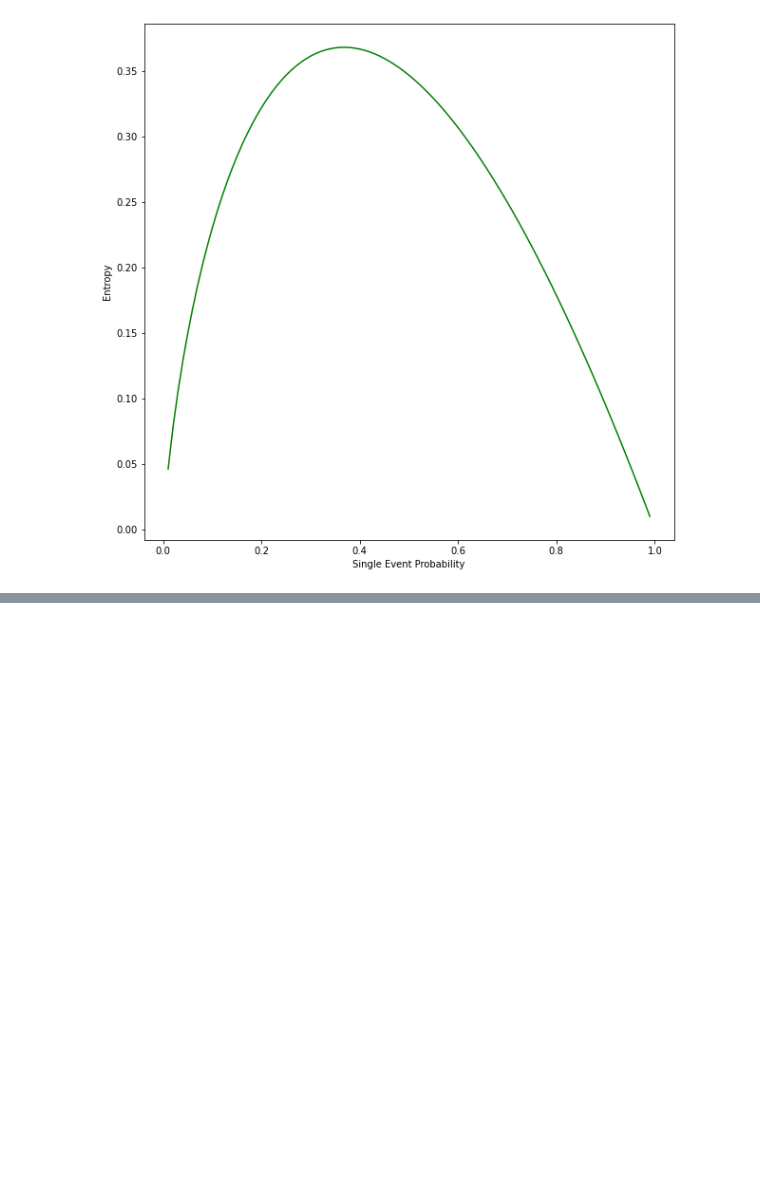
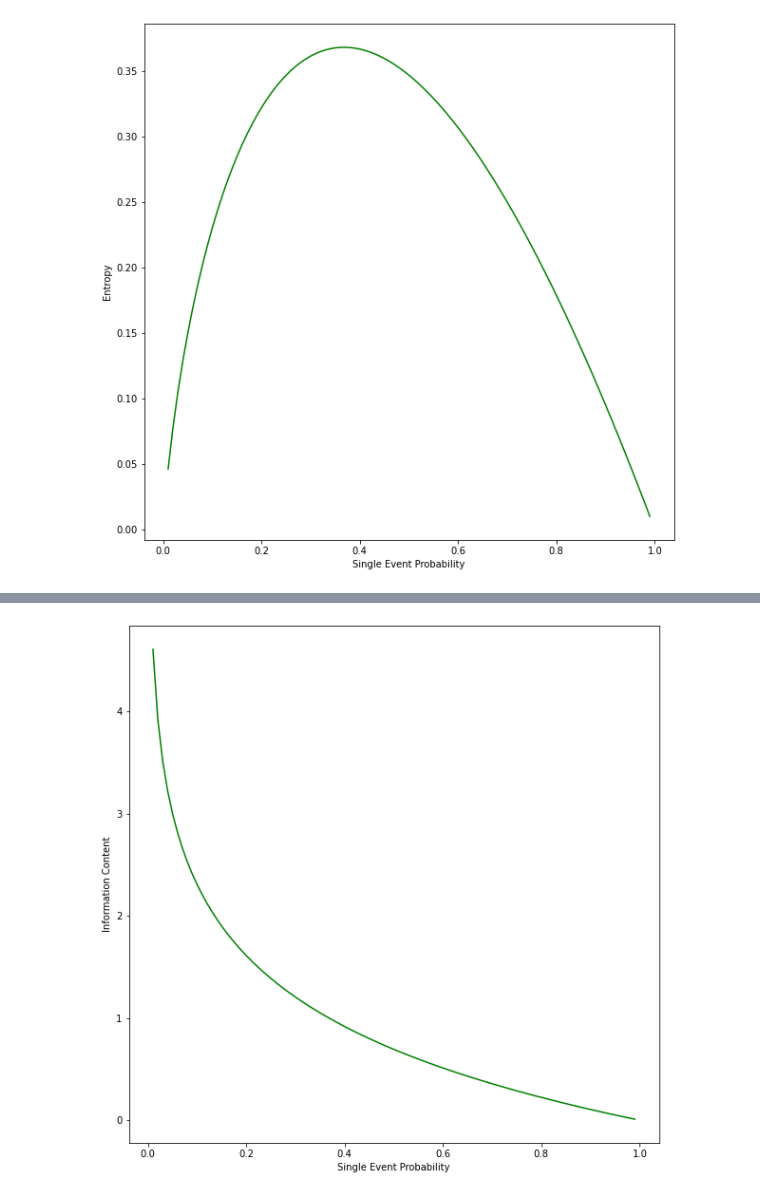
Before and after one commit to RagingTiger/entropy, a Jupyter notebook: entropy_trends.ipynb, the cells around one changed output, grey strips where cells are left out. Cells and saved outputs as stored; diff of their text form; code cells hidden in the pictures; blank space fills up the shorter version.

Commit message:
Added section on information content vs. single event probability

```diff
--- a/entropy_trends.ipynb
+++ b/entropy_trends.ipynb
@@ -60,0 +72,11 @@ visualize.line_graph(list(se_prob.keys()),
+# %%
+# get info content of single event
+icont = dict((p, entropy.info_content(p)) for p in entropy.gen_se_prob())
+
+# now plot
+visualize.line_graph(list(icont.keys()),
+                     list(icont.values()),
+                     'Single Event Probability:Information Content:',
+                     (10, 10));
+# %% [output]
+[figure, added]
```
Also changed, not shown: parts of 1 cell of this notebook, 1 other file.
